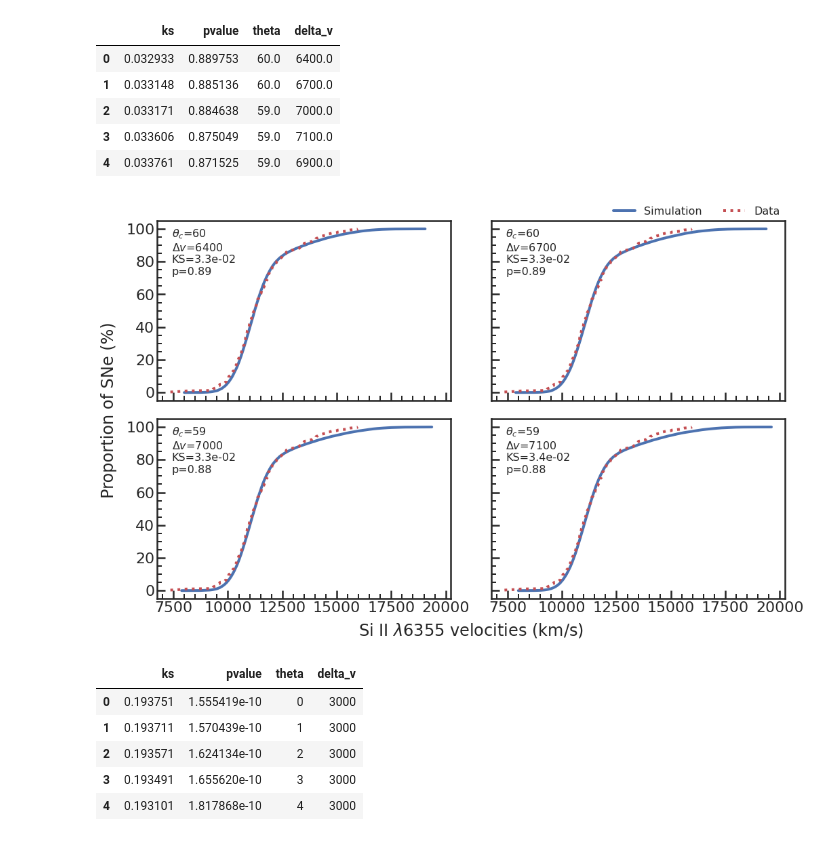
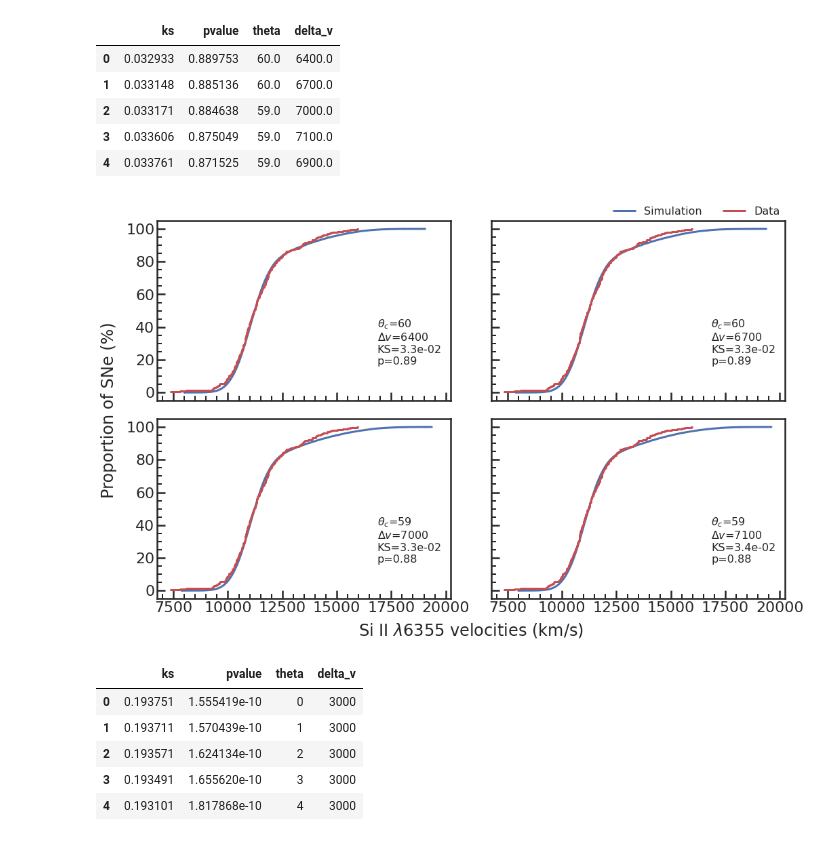
Before and after one commit to ketozhang/ejecta-velocities-of-type-Ia-supernovae, a Jupyter notebook: report.ipynb, the cells around one changed output. Cells and saved outputs as stored; diff of their text form; code cells hidden in the pictures.

```diff
--- a/report.ipynb
+++ b/report.ipynb
@@ -644,15 +676,19 @@ for i in range(nrows*ncols):
     xrange = np.linspace(bins.min(), bins.max(), 200)
     param=params[i]
 
-#     ax.hist(data['v_siII'], density=True, bins=30, histtype='step', cumulative=True, label='Data')
-#     ax.hist(v_sim[i], density=True, bins=30, color='r', histtype='step', cumulative=True, label='Simulation')
-    ax.plot(np.sort(v_sim[i]), np.arange(1, len(v_sim[i])+1)/len(v_sim[i])*100,
-            linewidth=4, label='Simulation')
-    ax.plot(np.sort(data['v_siII']), np.arange(1, len(data)+1)/len(data)*100,
-            color='r', linestyle='dotted', linewidth=4, label='Data')
+#     ax.hist(data['v_siII'], density=True, bins=np.linspace(6000, 20000, len(np.sort(data['v_siII']))), histtype='step', cumulative=True, label='Data')
+#     ax.hist(v_sim[i], density=True, bins=np.sort(v_sim[i]), color='r', histtype='step', cumulative=True, label='Simulation')
+
+    _x = np.sort(v_sim[i])
+    ax.plot(_x, np.arange(1, len(_x)+1)/len(_x)*100,
+            drawstyle='steps', linewidth=3, label='Simulation')
+
+    _x = np.sort(data['v_siII'])
+    ax.step(_x, np.arange(1, len(_x)+1)/len(_x)*100,
+            drawstyle='steps', linewidth=3, color='r', label='Data')
 
     # Textbox for paramters
-    ax.text(x=0.05, y=0.7,
+    ax.text(x=0.75, y=0.2,
         s=f"$\\theta_c$={param['theta']}\n$\Delta v$={param['delta_v']}\nKS={ks[i]:.1e}\np={pvalue[i]:.2f}",
         horizontalalignment="left", fontsize=16, transform=ax.transAxes)
 
@@ -662,8 +698,8 @@ plt.tick_params(labelcolor='none', which='both', top=False, bottom=False, left=F
 plt.grid(False)
 plt.xlabel('Si II $\lambda$6355 velocities (km/s)', labelpad=10)
 plt.ylabel("Proportion of SNe (%)", labelpad=20)
+plt.legend(*axs[0][0].get_legend_handles_labels(), loc=(0.72, 1), frameon=False, ncol=2, fontsize=16)
 
-plt.legend(*axs[0][0].get_legend_handles_labels(), loc=(0.72, 1), frameon=False, ncol=2, fontsize=16)
 plt.tight_layout()
 plt.savefig('results/grid_search_cumulative_results_v2.eps', format='eps', dpi=800)
 # %% [output]
@@ -779,37 +815,41 @@ df.head()
 # %%
 nrows, ncols = 2, 2
 fig, axs = plt.subplots(nrows, ncols, figsize=(8*ncols, 5*nrows), sharex=True, sharey=True)
 
 
 for i in range(nrows*ncols):
     ax = axs[i//ncols, i%ncols]
     xrange = np.linspace(bins.min(), bins.max(), 200)
     param=params[i]
 
-#     ax.hist(data['v_siII'], density=True, bins=30, histtype='step', cumulative=True, label='Data')
-#     ax.hist(v_sim[i], density=True, bins=30, color='r', histtype='step', cumulative=True, label='Simulation')
-    ax.plot(np.sort(v_sim[i]), np.arange(1, len(v_sim[i])+1)/len(v_sim[i])*100,
-            linewidth=4, label='Simulation')
-    ax.plot(np.sort(data['v_siII']), np.arange(1, len(data)+1)/len(data)*100,
-            color='r', linestyle='dotted', linewidth=4, label='Data')
+#     ax.hist(data['v_siII'], density=True, bins=np.linspace(6000, 20000, len(np.sort(data['v_siII']))), histtype='step', cumulative=True, label='Data')
+#     ax.hist(v_sim[i], density=True, bins=np.sort(v_sim[i]), color='r', histtype='step', cumulative=True, label='Simulation')
+
+    _x = np.sort(v_sim[i])
+    ax.plot(_x, np.arange(1, len(_x)+1)/len(_x)*100,
+            drawstyle='steps', linewidth=3, label='Simulation')
+
+    _x = np.sort(data['v_siII'])
+    ax.step(_x, np.arange(1, len(_x)+1)/len(_x)*100,
+            drawstyle='steps', linewidth=3, color='r', label='Data')
 
     # Textbox for paramters
-    ax.text(x=0.05, y=0.7,
+    ax.text(x=0.75, y=0.2,
         s=f"$\\theta_c$={param['theta']}\n$\Delta v$={param['delta_v']}\nKS={ks[i]:.1e}\np={pvalue[i]:.2f}",
         horizontalalignment="left", fontsize=16, transform=ax.transAxes)
 
 # Outer plot
 fig.add_subplot(111, frameon=False)
 plt.tick_params(labelcolor='none', which='both', top=False, bottom=False, left=False, right=False)
 plt.grid(False)
 plt.xlabel('Si II $\lambda$6355 velocities (km/s)', labelpad=10)
 plt.ylabel("Proportion of SNe (%)", labelpad=20)
+plt.legend(*axs[0][0].get_legend_handles_labels(), loc=(0.72, 1), frameon=False, ncol=2, fontsize=16)
 
-plt.legend(*axs[0][0].get_legend_handles_labels(), loc=(0.72, 1), frameon=False, ncol=2, fontsize=16)
 plt.tight_layout()
 plt.savefig('results/grid_search_cumulative_results_v3.eps', format='eps', dpi=800)
 # %% [output]
-[figure, old version]
+[figure, new version]
 # %%
 with open('results/all_scores_v3.pkl', 'rb') as f:
     all_scores = pkl.load(f)
```
Also changed, not shown: parts of 8 cells of this notebook, 15 other files.
